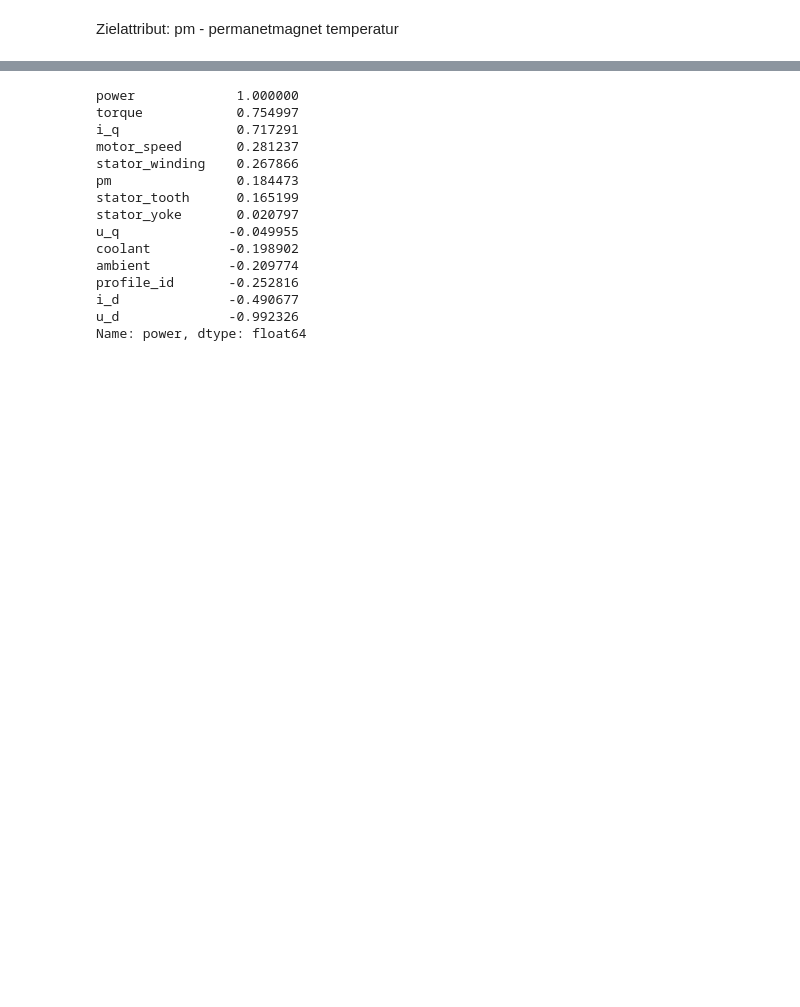
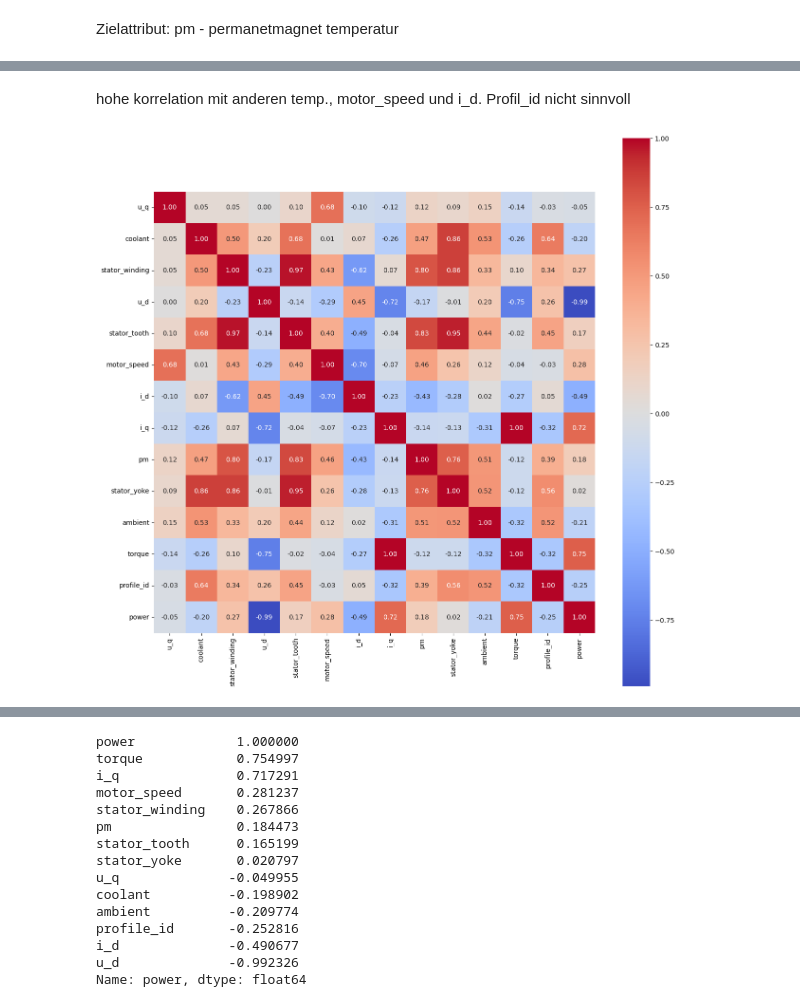
Before and after one commit to fynnbuhl/ML-SS25, a Jupyter notebook: Projekt_Gruppe9_MotorTemperatur.ipynb, the cells around one changed output, grey strips where cells are left out. Drawn from its saved outputs; the diff is of its cells as text; code cells hidden in the pictures; blank space fills up the shorter version.

```diff
--- a/Projekt_Gruppe9_MotorTemperatur.ipynb
+++ b/Projekt_Gruppe9_MotorTemperatur.ipynb
@@ -227,0 +229,10 @@ Hächste Korrelation zwischen pm außerhalb von anderen Temp ist id und motorspe
+# %% [markdown]
+hohe korrelation mit anderen temp., motor_speed und i_d. Profil_id nicht sinnvoll
+# %%
+#corr as heat map
+
+plt.figure(figsize=(15, 15))
+sns.heatmap(corr_matrix, annot=True, fmt='.2f', cmap='coolwarm', square=True)
+plt.show()
+# %% [output]
+[figure, added]
```
Also changed, not shown: parts of 30 cells of this notebook.
